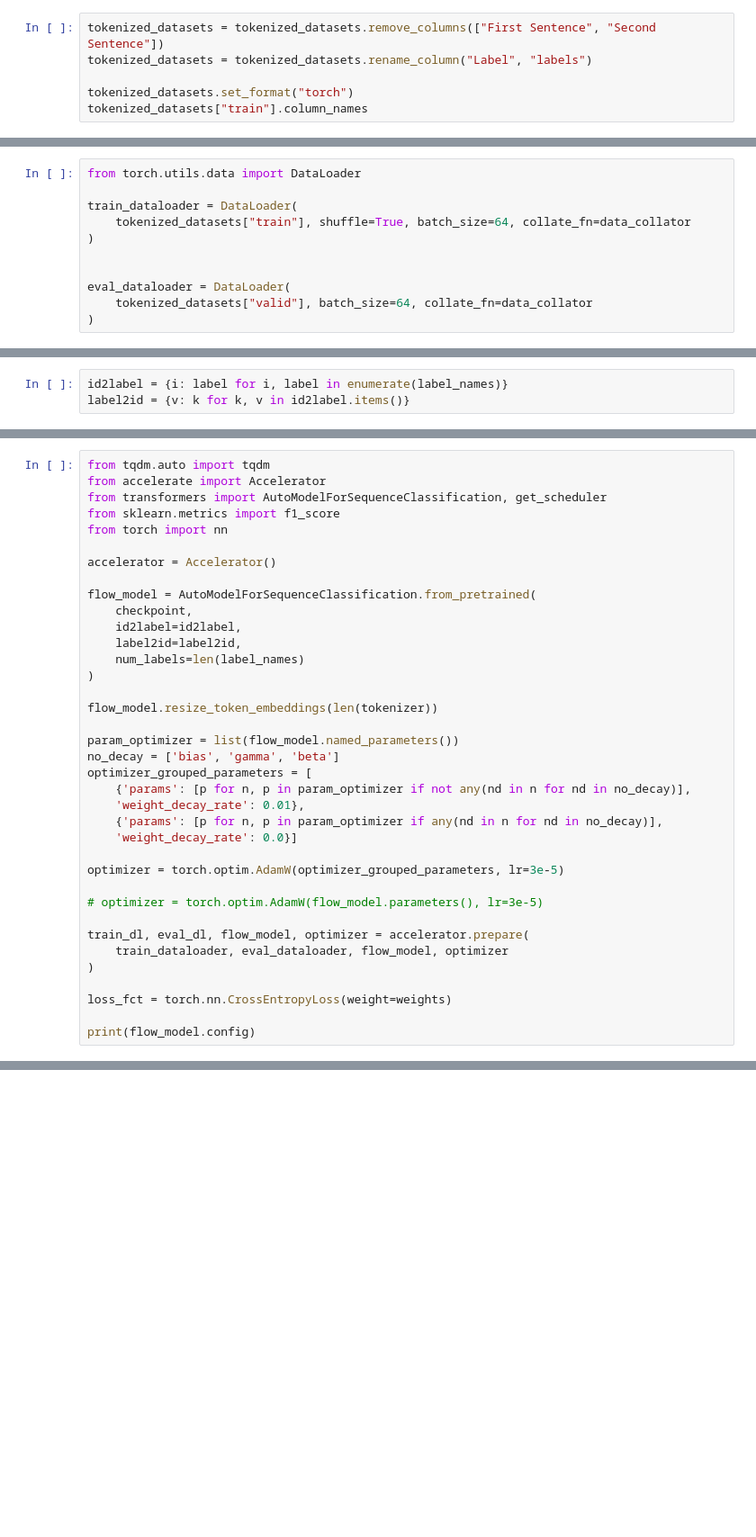
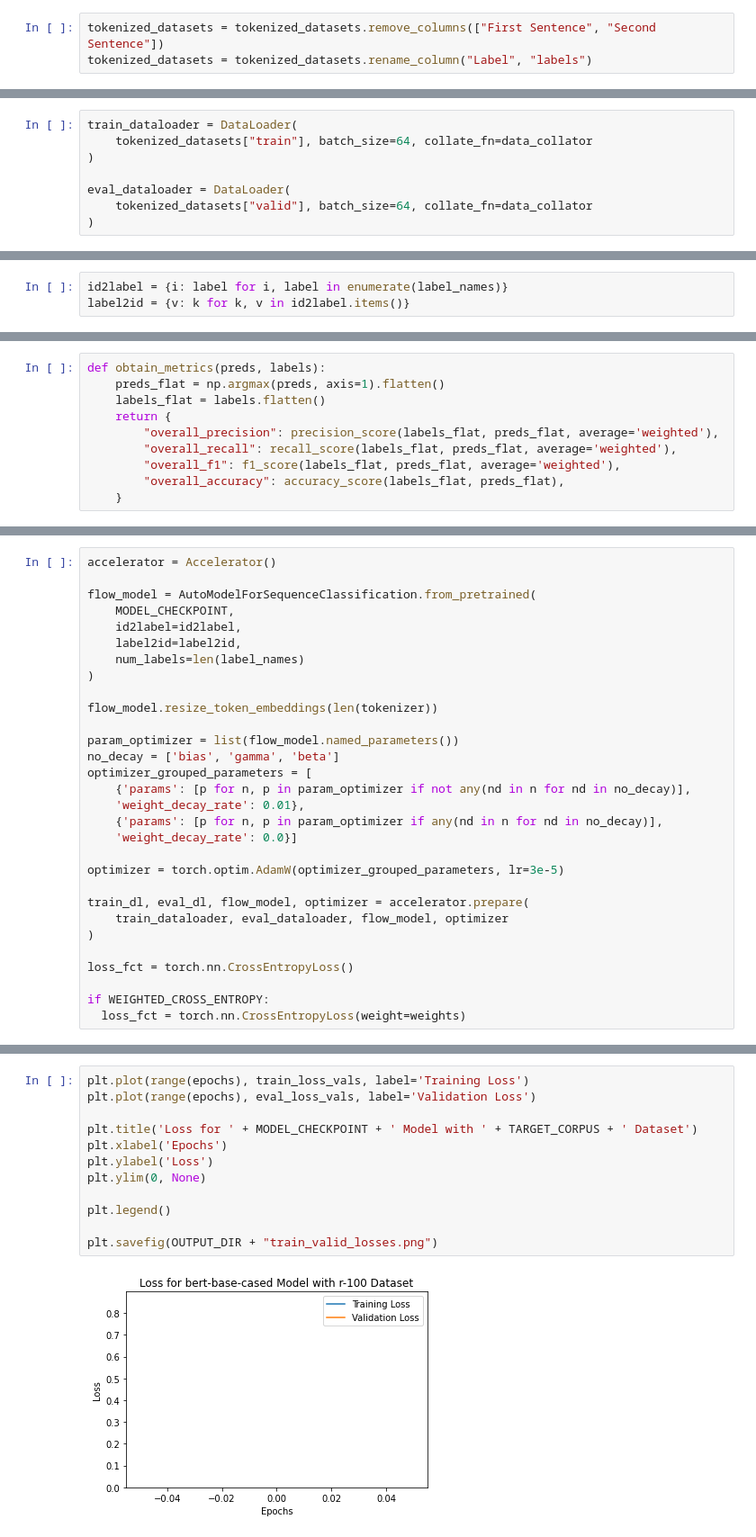
Before and after one commit to sjpark0605/NLP-FYP, a Jupyter notebook: Entity_Marking_Flow_Graph_Training_Loop.ipynb, the cells around one changed output, grey strips where cells are left out. Shown at 90% size. Cells and saved outputs as stored; diff of their text form; blank space fills up the shorter version.

```diff
--- a/Entity_Marking_Flow_Graph_Training_Loop.ipynb
+++ b/Entity_Marking_Flow_Graph_Training_Loop.ipynb
@@ -67,6 +61,3 @@ None
 # %%
 tokenized_datasets = tokenized_datasets.remove_columns(["First Sentence", "Second Sentence"])
 tokenized_datasets = tokenized_datasets.rename_column("Label", "labels")
-
-tokenized_datasets.set_format("torch")
-tokenized_datasets["train"].column_names
@@ -75,10 +64,7 @@ tokenized_datasets["train"].column_names
 # %%
-from torch.utils.data import DataLoader
-
 train_dataloader = DataLoader(
-    tokenized_datasets["train"], shuffle=True, batch_size=64, collate_fn=data_collator
+    tokenized_datasets["train"], batch_size=64, collate_fn=data_collator
 )
-
 
 eval_dataloader = DataLoader(
     tokenized_datasets["valid"], batch_size=64, collate_fn=data_collator
@@ -176,2 +112,12 @@ def accuracy_per_class(preds, labels):
+# %%
+def obtain_metrics(preds, labels):
+    preds_flat = np.argmax(preds, axis=1).flatten()
+    labels_flat = labels.flatten()
+    return {
+        "overall_precision": precision_score(labels_flat, preds_flat, average='weighted'),
+        "overall_recall": recall_score(labels_flat, preds_flat, average='weighted'),
+        "overall_f1": f1_score(labels_flat, preds_flat, average='weighted'),
+        "overall_accuracy": accuracy_score(labels_flat, preds_flat),
+    }
 # %%
 # Calculate Weights for Cross Entropy Loss
@@ -201,14 +137,8 @@ tensor([5.6180e-03, 9.0909e-02, 1.9685e-03, 3.2258e-02, 1.3141e-03, 1.1111e-03,
 # %%
-from tqdm.auto import tqdm
-from accelerate import Accelerator
-from transformers import AutoModelForSequenceClassification, get_scheduler
-from sklearn.metrics import f1_score
-from torch import nn
-
 accelerator = Accelerator()
 
 flow_model = AutoModelForSequenceClassification.from_pretrained(
-    checkpoint,
+    MODEL_CHECKPOINT,
     id2label=id2label,
     label2id=label2id,
     num_labels=len(label_names)
@@ -226,13 +156,12 @@ optimizer_grouped_parameters = [
 
 optimizer = torch.optim.AdamW(optimizer_grouped_parameters, lr=3e-5)
 
-# optimizer = torch.optim.AdamW(flow_model.parameters(), lr=3e-5)
-
 train_dl, eval_dl, flow_model, optimizer = accelerator.prepare(
     train_dataloader, eval_dataloader, flow_model, optimizer
 )
 
-loss_fct = torch.nn.CrossEntropyLoss(weight=weights)
+loss_fct = torch.nn.CrossEntropyLoss()
 
-print(flow_model.config)
+if WEIGHTED_CROSS_ENTROPY:
+  loss_fct = torch.nn.CrossEntropyLoss(weight=weights)
 # %% [output]
@@ -325,0 +220,14 @@ flow_model.save_pretrained(project_dir + 'saved_models/entity_marking/flow-graph
+# %%
+plt.plot(range(epochs), train_loss_vals, label='Training Loss')
+plt.plot(range(epochs), eval_loss_vals, label='Validation Loss')
+
+plt.title('Loss for ' + MODEL_CHECKPOINT + ' Model with ' + TARGET_CORPUS + ' Dataset')
+plt.xlabel('Epochs')
+plt.ylabel('Loss')
+plt.ylim(0, None)
+
+plt.legend()
+
+plt.savefig(OUTPUT_DIR + "train_valid_losses.png")
+# %% [output]
+[figure, added]
```
Also changed, not shown: parts of 27 cells of this notebook.
